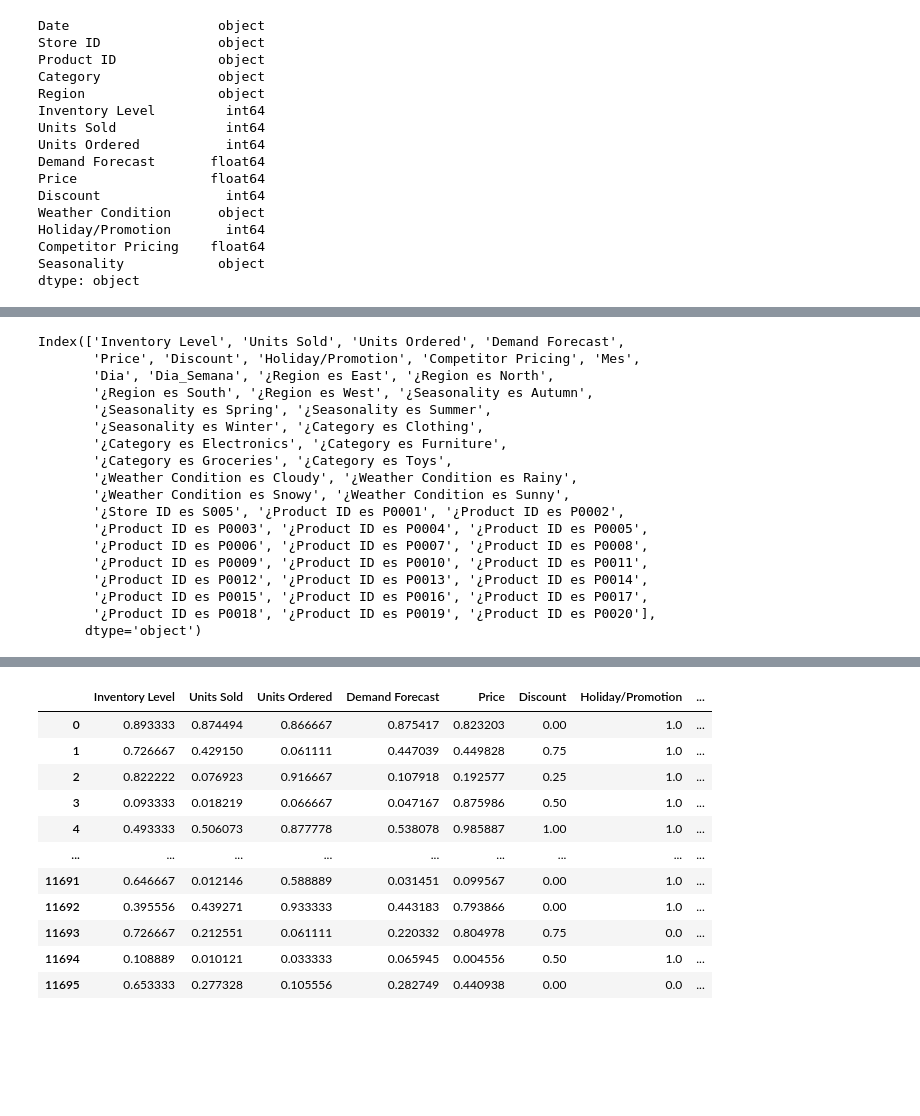
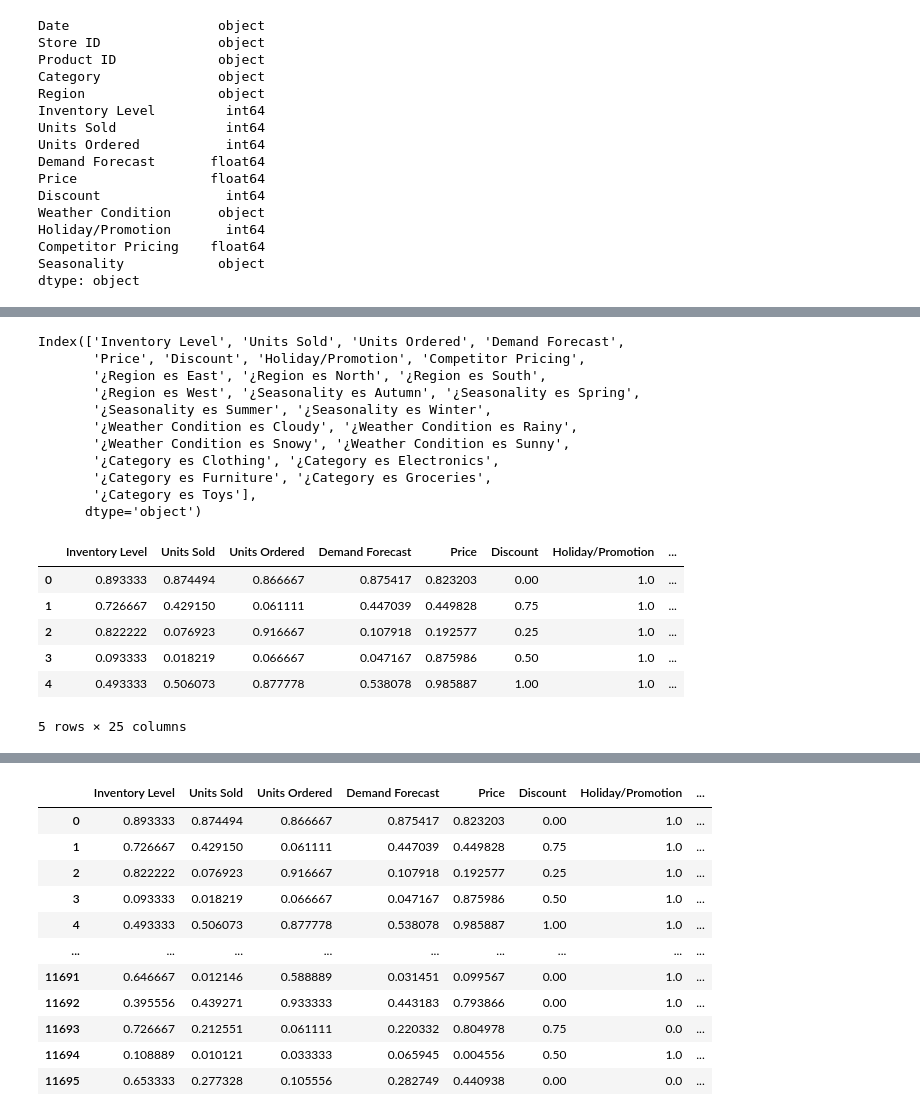
Before and after one commit to Javitodev1/data-science-challenge, a Jupyter notebook: src/doc/02_data_processing_LSTM.ipynb, the cells around one changed output, grey strips where cells are left out. Saved outputs shown, nothing was run; the diff lists cells and outputs as text; code cells hidden in the pictures; blank space fills up the shorter version.

```diff
--- a/src/doc/02_data_processing_LSTM.ipynb
+++ b/src/doc/02_data_processing_LSTM.ipynb
@@ -108,23 +126,29 @@ df_limpio
+# %%
+lista_drop = ['Store ID','Product ID','Mes','Dia','Dia_Semana']
+df_normalizado.drop(inplace=True,columns=lista_drop)
 # %%
-df_limpio.columns
+df_normalizado.columns
 # %% [output]
 Index(['Inventory Level', 'Units Sold', 'Units Ordered', 'Demand Forecast',
-       'Price', 'Discount', 'Holiday/Promotion', 'Competitor Pricing', 'Mes',
-       'Dia', 'Dia_Semana', '¿Region es East', '¿Region es North',
-       '¿Region es South', '¿Region es West', '¿Seasonality es Autumn',
-       '¿Seasonality es Spring', '¿Seasonality es Summer',
-       '¿Seasonality es Winter', '¿Category es Clothing',
-       '¿Category es Electronics', '¿Category es Furniture',
-       '¿Category es Groceries', '¿Category es Toys',
+       'Price', 'Discount', 'Holiday/Promotion', 'Competitor Pricing',
+       '¿Region es East', '¿Region es North', '¿Region es South',
+       '¿Region es West', '¿Seasonality es Autumn', '¿Seasonality es Spring',
+       '¿Seasonality es Summer', '¿Seasonality es Winter',
        '¿Weather Condition es Cloudy', '¿Weather Condition es Rainy',
        '¿Weather Condition es Snowy', '¿Weather Condition es Sunny',
-       '¿Store ID es S005', '¿Product ID es P0001', '¿Product ID es P0002',
-       '¿Product ID es P0003', '¿Product ID es P0004', '¿Product ID es P0005',
-       '¿Product ID es P0006', '¿Product ID es P0007', '¿Product ID es P0008',
-       '¿Product ID es P0009', '¿Product ID es P0010', '¿Product ID es P0011',
-       '¿Product ID es P0012', '¿Product ID es P0013', '¿Product ID es P0014',
-       '¿Product ID es P0015', '¿Product ID es P0016', '¿Product ID es P0017',
-       '¿Product ID es P0018', '¿Product ID es P0019', '¿Product ID es P0020'],
+       '¿Category es Clothing', '¿Category es Electronics',
+       '¿Category es Furniture', '¿Category es Groceries',
+       '¿Category es Toys'],
       dtype='object')
+# %%
+df_normalizado.head(5)
+# %% [output]
+|  | Inventory Level | Units Sold | Units Ordered | Demand Forecast | Price | Discount | Holiday/Promotion | ... |
+| 0 | 0.893333 | 0.874494 | 0.866667 | 0.875417 | 0.823203 | 0.00 | 1.0 | ... |
+| 1 | 0.726667 | 0.429150 | 0.061111 | 0.447039 | 0.449828 | 0.75 | 1.0 | ... |
+| 2 | 0.822222 | 0.076923 | 0.916667 | 0.107918 | 0.192577 | 0.25 | 1.0 | ... |
+| 3 | 0.093333 | 0.018219 | 0.066667 | 0.047167 | 0.875986 | 0.50 | 1.0 | ... |
+| 4 | 0.493333 | 0.506073 | 0.877778 | 0.538078 | 0.985887 | 1.00 | 1.0 | ... |
+5 rows × 25 columns
 # %%
 # Normalizacion tras la dummificacion
```
Also changed, not shown: parts of 4 cells of this notebook.
